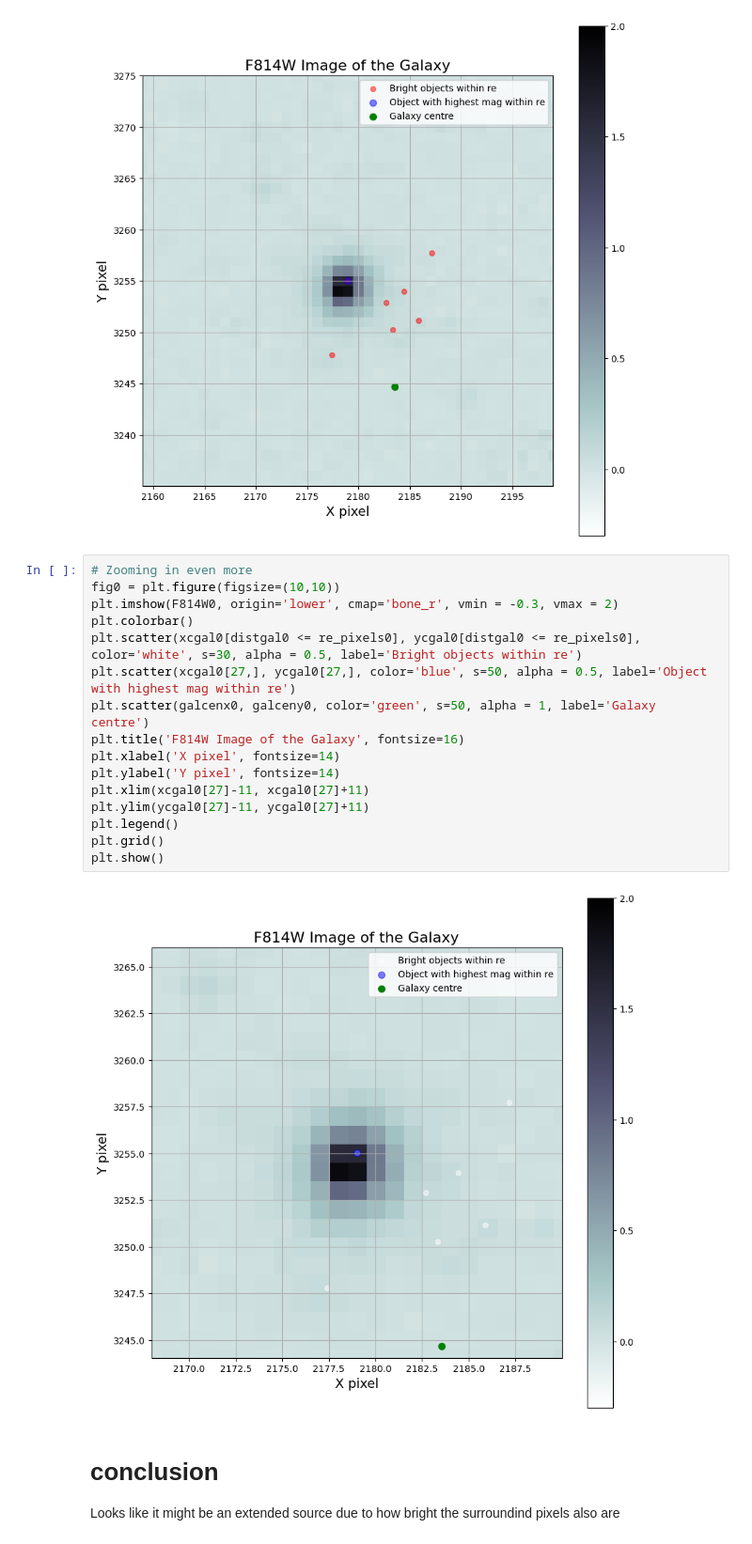
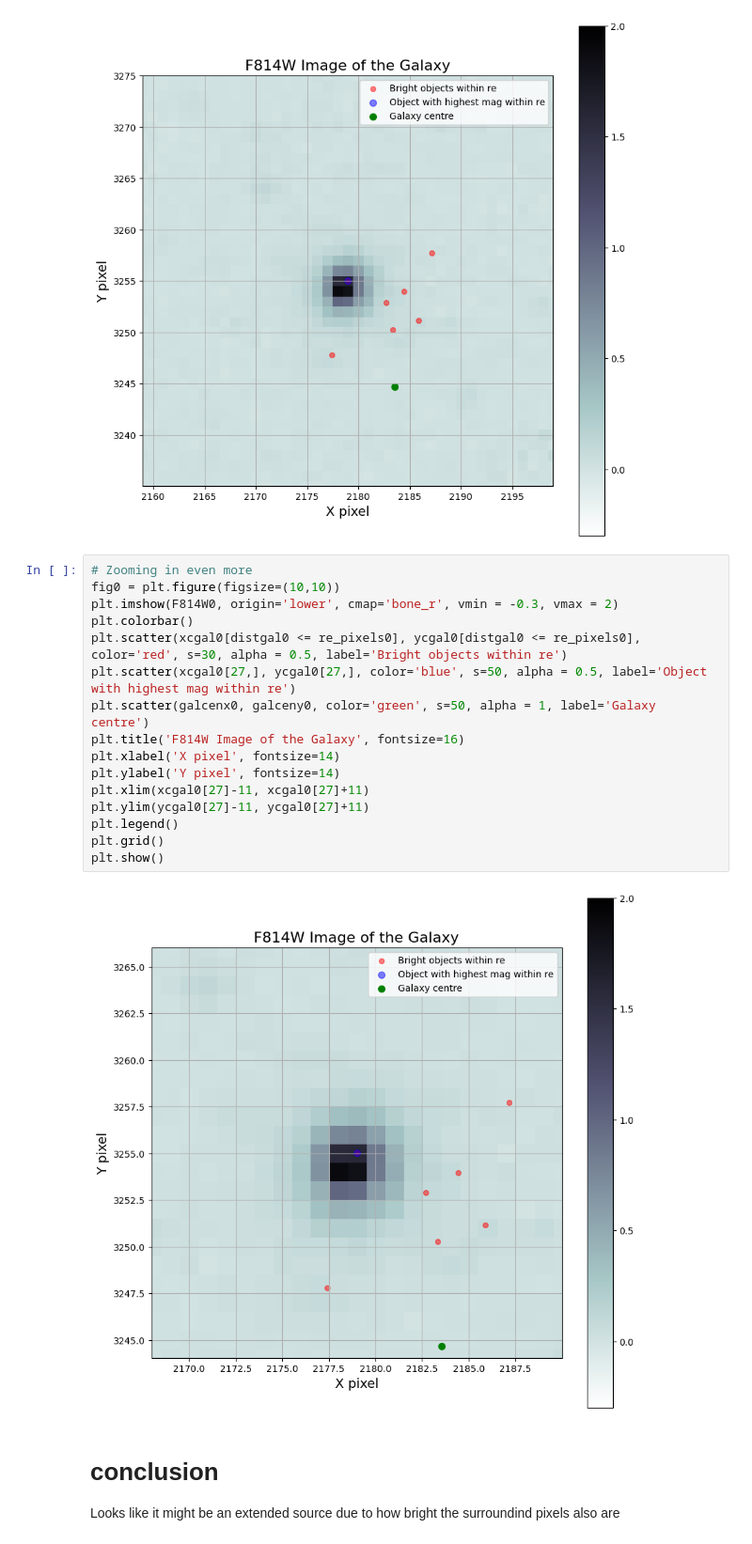
Before and after one commit to Ananth1-9/Research_work, a Jupyter notebook: Real_code/NSCID0.ipynb, the cells around one changed output. Shown at 94% size. Drawn from its saved outputs; the diff is of its cells as text.

Commit message:
changed the color for one thing

```diff
--- a/Real_code/NSCID0.ipynb
+++ b/Real_code/NSCID0.ipynb
@@ -390,21 +390,21 @@ plt.show()
 # %%
 # Zooming in even more
 fig0 = plt.figure(figsize=(10,10))
 plt.imshow(F814W0, origin='lower', cmap='bone_r', vmin = -0.3, vmax = 2)
 plt.colorbar()
-plt.scatter(xcgal0[distgal0 <= re_pixels0], ycgal0[distgal0 <= re_pixels0], color='white', s=30, alpha = 0.5, label='Bright objects within re')
+plt.scatter(xcgal0[distgal0 <= re_pixels0], ycgal0[distgal0 <= re_pixels0], color='red', s=30, alpha = 0.5, label='Bright objects within re')
 plt.scatter(xcgal0[27,], ycgal0[27,], color='blue', s=50, alpha = 0.5, label='Object with highest mag within re')
 plt.scatter(galcenx0, galceny0, color='green', s=50, alpha = 1, label='Galaxy centre')
 plt.title('F814W Image of the Galaxy', fontsize=16)
 plt.xlabel('X pixel', fontsize=14)
 plt.ylabel('Y pixel', fontsize=14)
 plt.xlim(xcgal0[27]-11, xcgal0[27]+11)
 plt.ylim(ycgal0[27]-11, ycgal0[27]+11)
 plt.legend()
 plt.grid()
 plt.show()
 # %% [output]
-[figure, old version]
+[figure, new version]
 # %% [markdown]
 # conclusion
 Looks like it might be an extended source due to how bright the surroundind pixels also are
```
